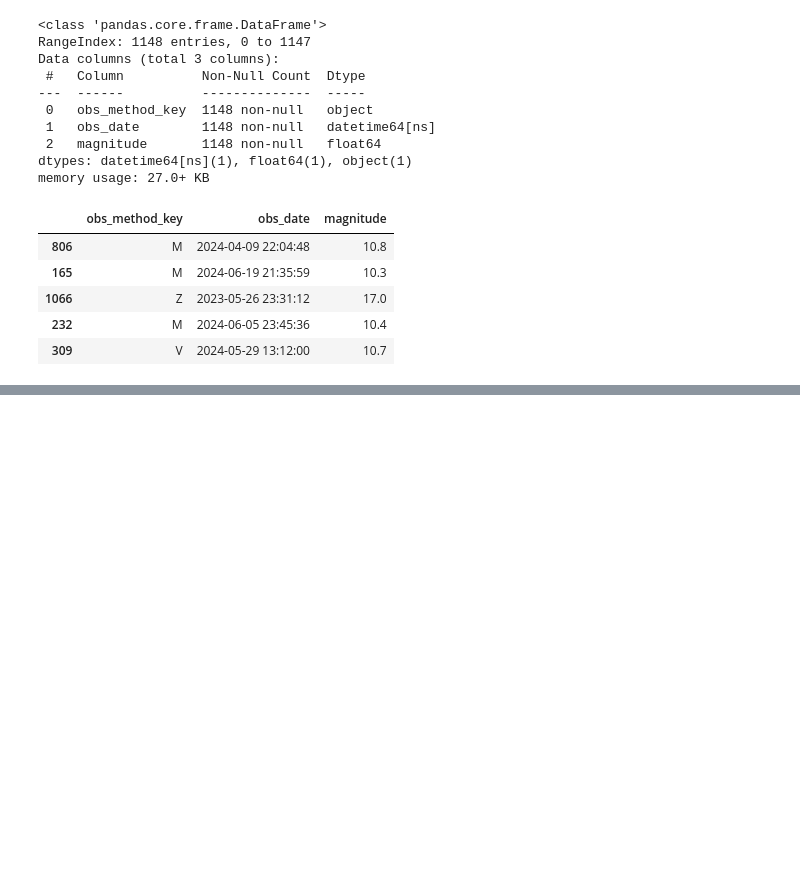
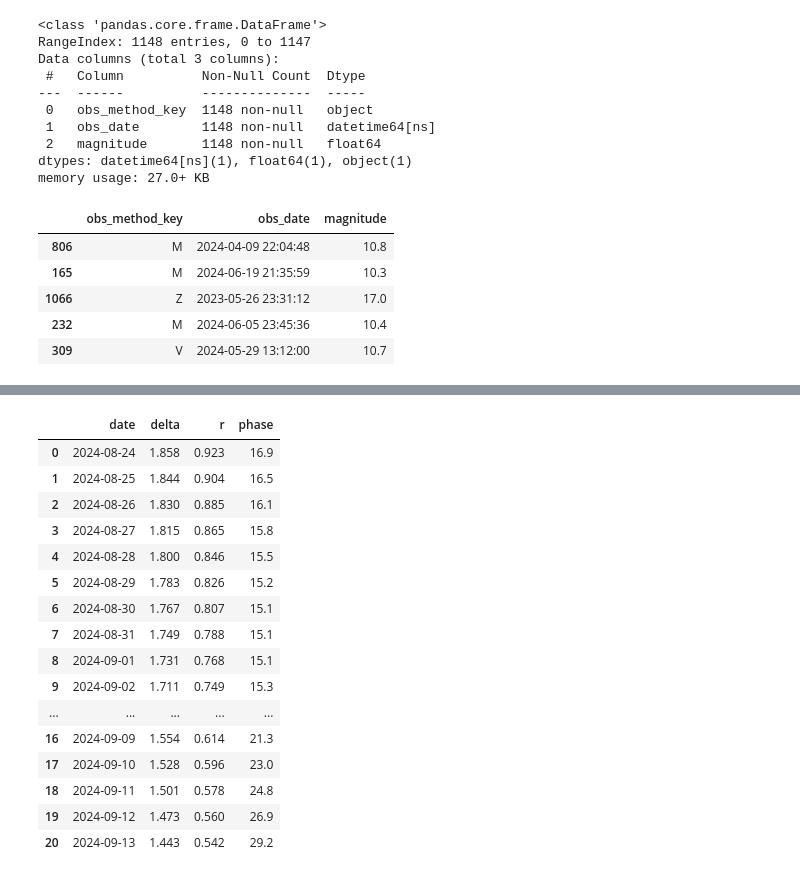
Before and after one commit to sperezp23/Cometa_C_2023_T_ATLAS, a Jupyter notebook: cometa_Cobs_API.ipynb, the cells around one changed output, grey strips where cells are left out. Drawn from its saved outputs; the diff is of its cells as text; code cells hidden in the pictures; blank space fills up the shorter version.

```diff
--- a/cometa_Cobs_API.ipynb
+++ b/cometa_Cobs_API.ipynb
@@ -161,0 +164,4 @@ eph.to_pandas()
+# %%
+ephemeris_df.date = pd.to_datetime(ephemeris_df.date)
+ephemeris_df.date = ephemeris_df.date.dt.date
+ephemeris_df.info()
@@ -161,0 +186,21 @@ eph.to_pandas()
+# %%
+curva_de_luz_ephemeris_df = ephemeris_df[['date', 'delta','r', 'phase']]
+curva_de_luz_ephemeris_df
+# %% [output]
+|  | date | delta | r | phase |
+| 0 | 2024-08-24 | 1.858 | 0.923 | 16.9 |
+| 1 | 2024-08-25 | 1.844 | 0.904 | 16.5 |
+| 2 | 2024-08-26 | 1.830 | 0.885 | 16.1 |
+| 3 | 2024-08-27 | 1.815 | 0.865 | 15.8 |
+| 4 | 2024-08-28 | 1.800 | 0.846 | 15.5 |
+| 5 | 2024-08-29 | 1.783 | 0.826 | 15.2 |
+| 6 | 2024-08-30 | 1.767 | 0.807 | 15.1 |
+| 7 | 2024-08-31 | 1.749 | 0.788 | 15.1 |
+| 8 | 2024-09-01 | 1.731 | 0.768 | 15.1 |
+| 9 | 2024-09-02 | 1.711 | 0.749 | 15.3 |
+| ... | ... | ... | ... | ... |
+| 16 | 2024-09-09 | 1.554 | 0.614 | 21.3 |
+| 17 | 2024-09-10 | 1.528 | 0.596 | 23.0 |
+| 18 | 2024-09-11 | 1.501 | 0.578 | 24.8 |
+| 19 | 2024-09-12 | 1.473 | 0.560 | 26.9 |
+| 20 | 2024-09-13 | 1.443 | 0.542 | 29.2 |
```
Also changed, not shown: parts of 6 cells of this notebook.
